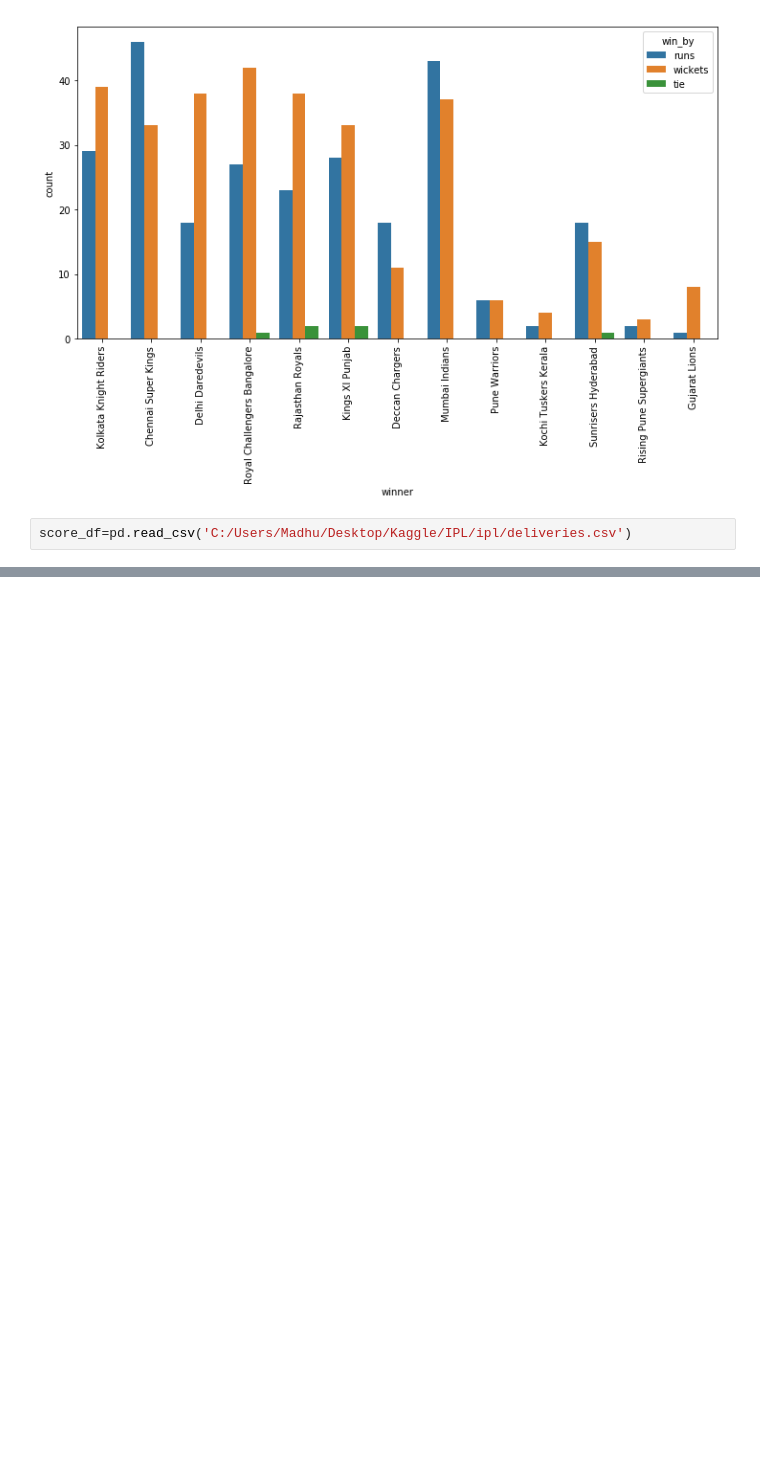
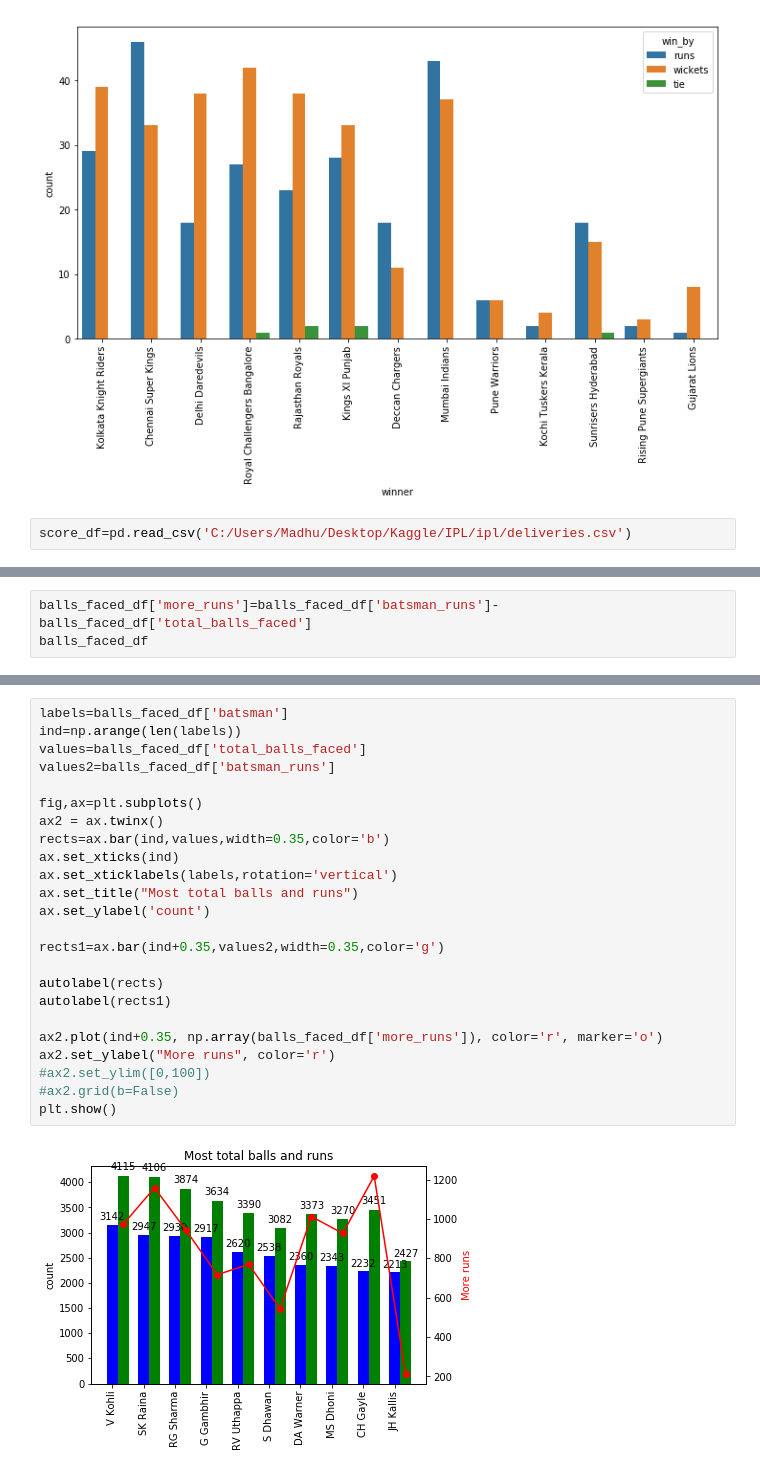
Before and after one commit to Madhu009/KaggleProblems, a Jupyter notebook: IPL-Data-Prediction/IPL_Data_analysis.ipynb, the cells around one changed output, grey strips where cells are left out. Drawn from its saved outputs; the diff is of its cells as text; blank space fills up the shorter version.

```diff
--- a/IPL-Data-Prediction/IPL_Data_analysis.ipynb
+++ b/IPL-Data-Prediction/IPL_Data_analysis.ipynb
@@ -407,0 +578,3 @@ score_df=pd.read_csv('C:/Users/Madhu/Desktop/Kaggle/IPL/ipl/deliveries.csv')
+# %%
+balls_faced_df['more_runs']=balls_faced_df['batsman_runs']-balls_faced_df['total_balls_faced']
+balls_faced_df
@@ -407,0 +593,26 @@ score_df=pd.read_csv('C:/Users/Madhu/Desktop/Kaggle/IPL/ipl/deliveries.csv')
+# %%
+labels=balls_faced_df['batsman']
+ind=np.arange(len(labels))
+values=balls_faced_df['total_balls_faced']
+values2=balls_faced_df['batsman_runs']
+
+fig,ax=plt.subplots()
+ax2 = ax.twinx()
+rects=ax.bar(ind,values,width=0.35,color='b')
+ax.set_xticks(ind)
+ax.set_xticklabels(labels,rotation='vertical')
+ax.set_title("Most total balls and runs")
+ax.set_ylabel('count')
+
+rects1=ax.bar(ind+0.35,values2,width=0.35,color='g')
+
+autolabel(rects)
+autolabel(rects1)
+
+ax2.plot(ind+0.35, np.array(balls_faced_df['more_runs']), color='r', marker='o')
+ax2.set_ylabel("More runs", color='r')
+#ax2.set_ylim([0,100])
+#ax2.grid(b=False)
+plt.show()
+# %% [output]
+[figure, added]
```
Also changed, not shown: parts of 13 cells of this notebook.
